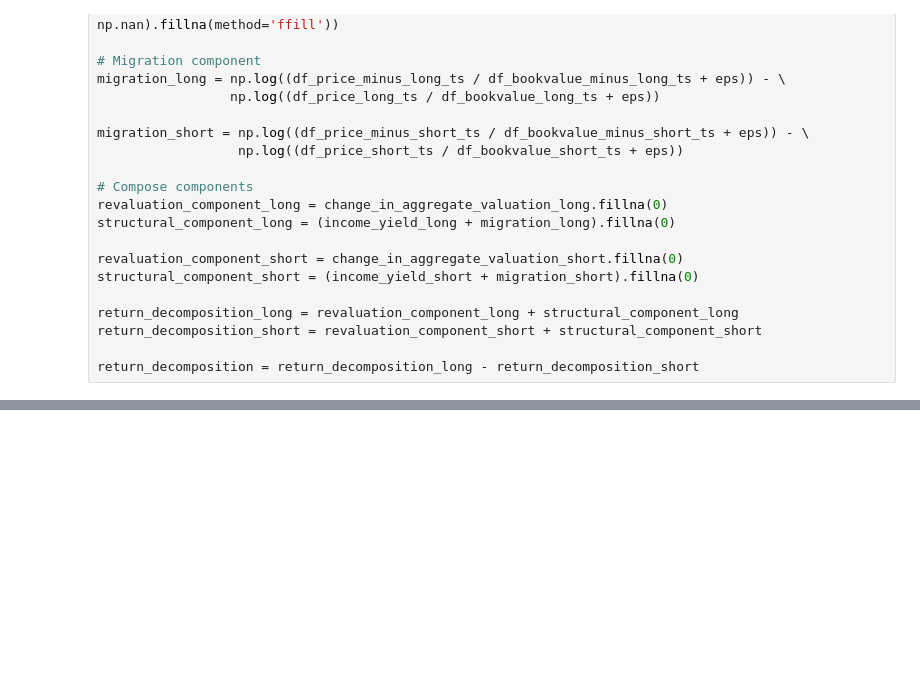
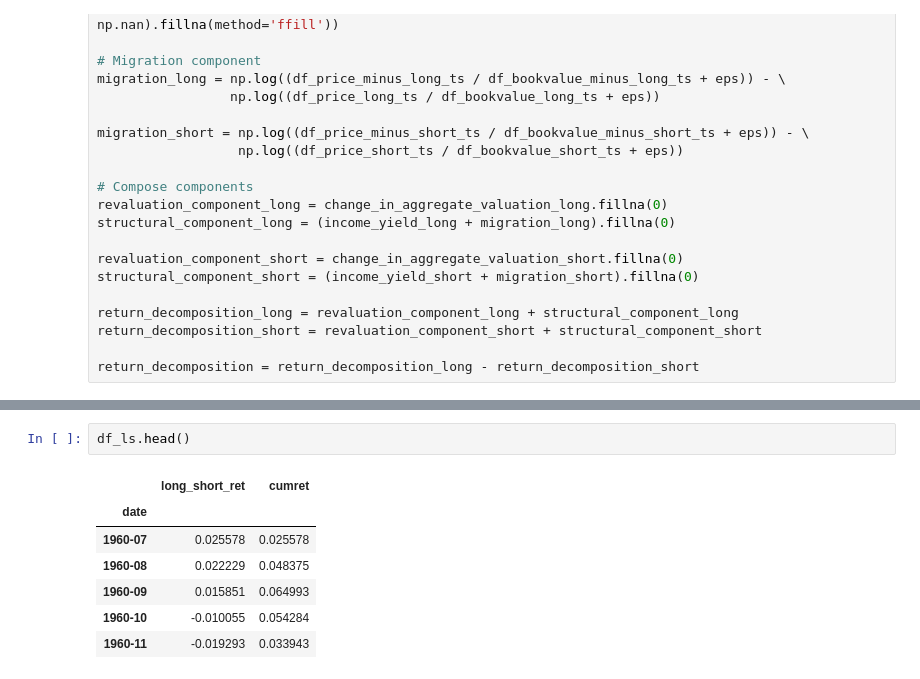
Before and after one commit to justusschenk/valueinvesting, a Jupyter notebook: Analytics.ipynb, the cells around one changed output, grey strips where cells are left out. Saved outputs shown, nothing was run; the diff lists cells and outputs as text; blank space fills up the shorter version.

```diff
--- a/Analytics.ipynb
+++ b/Analytics.ipynb
@@ -998,0 +941,10 @@ plt.show()
+# %%
+df_ls.head()
+# %% [output]
+|  | long_short_ret | cumret |
+| date |  |  |
+| 1960-07 | 0.025578 | 0.025578 |
+| 1960-08 | 0.022229 | 0.048375 |
+| 1960-09 | 0.015851 | 0.064993 |
+| 1960-10 | -0.010055 | 0.054284 |
+| 1960-11 | -0.019293 | 0.033943 |
```
Also changed, not shown: parts of 29 cells of this notebook.
